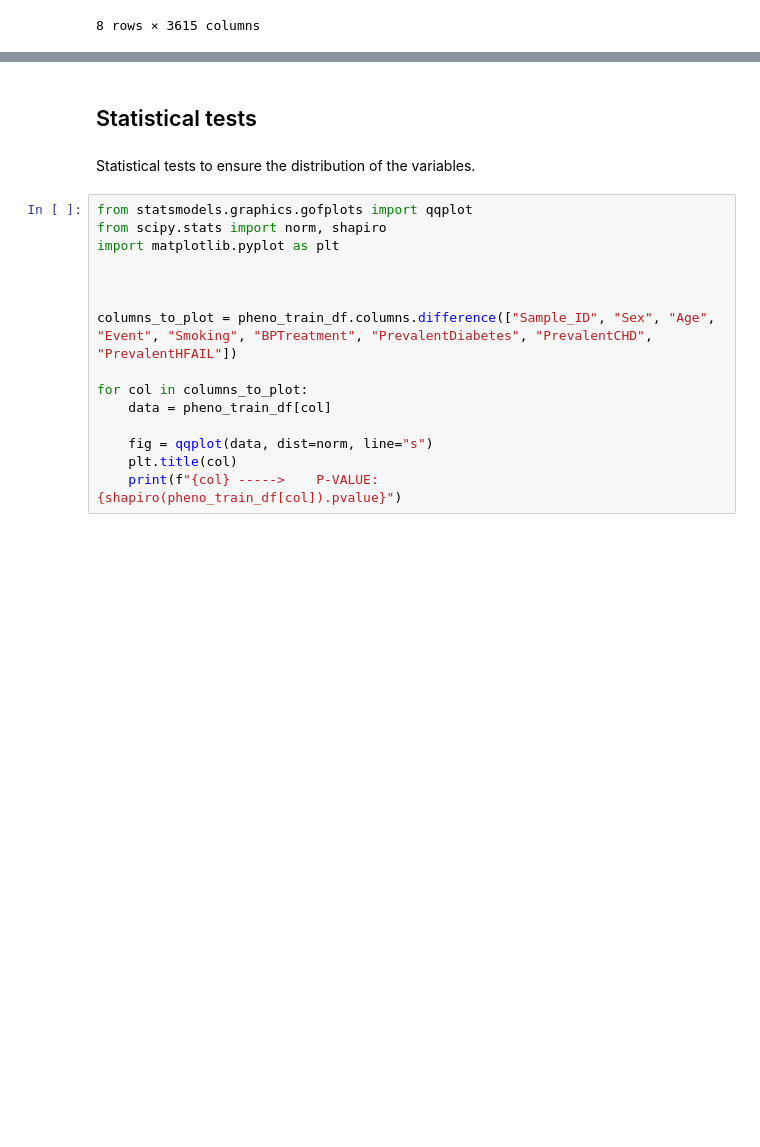
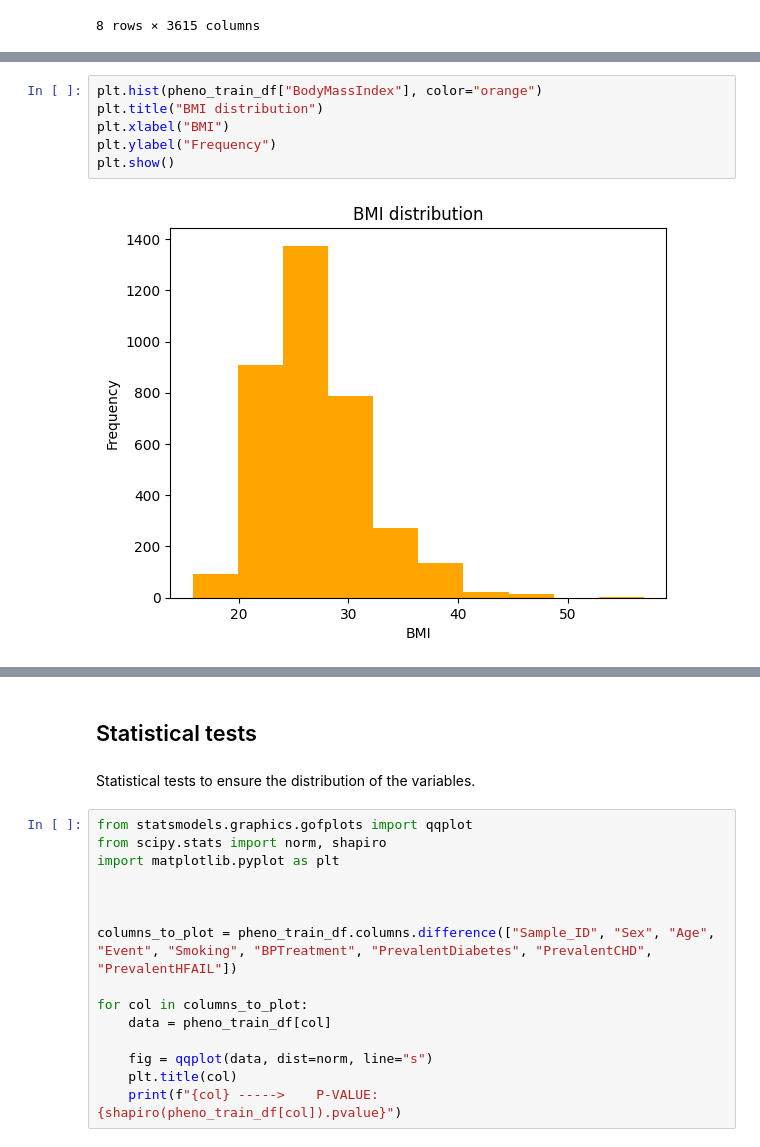
Before and after one commit to ruigomesbioinf/sib_dream_challenge, a Jupyter notebook: src/fase1.ipynb, the cells around one changed output, grey strips where cells are left out. Saved outputs shown, nothing was run; the diff lists cells and outputs as text; blank space fills up the shorter version.

```diff
--- a/src/fase1.ipynb
+++ b/src/fase1.ipynb
@@ -354,0 +371,8 @@ Linha de teste
+# %%
+plt.hist(pheno_train_df["BodyMassIndex"], color="orange")
+plt.title("BMI distribution")
+plt.xlabel("BMI")
+plt.ylabel("Frequency")
+plt.show()
+# %% [output]
+[figure, added]
```
Also changed, not shown: parts of 5 cells of this notebook.
